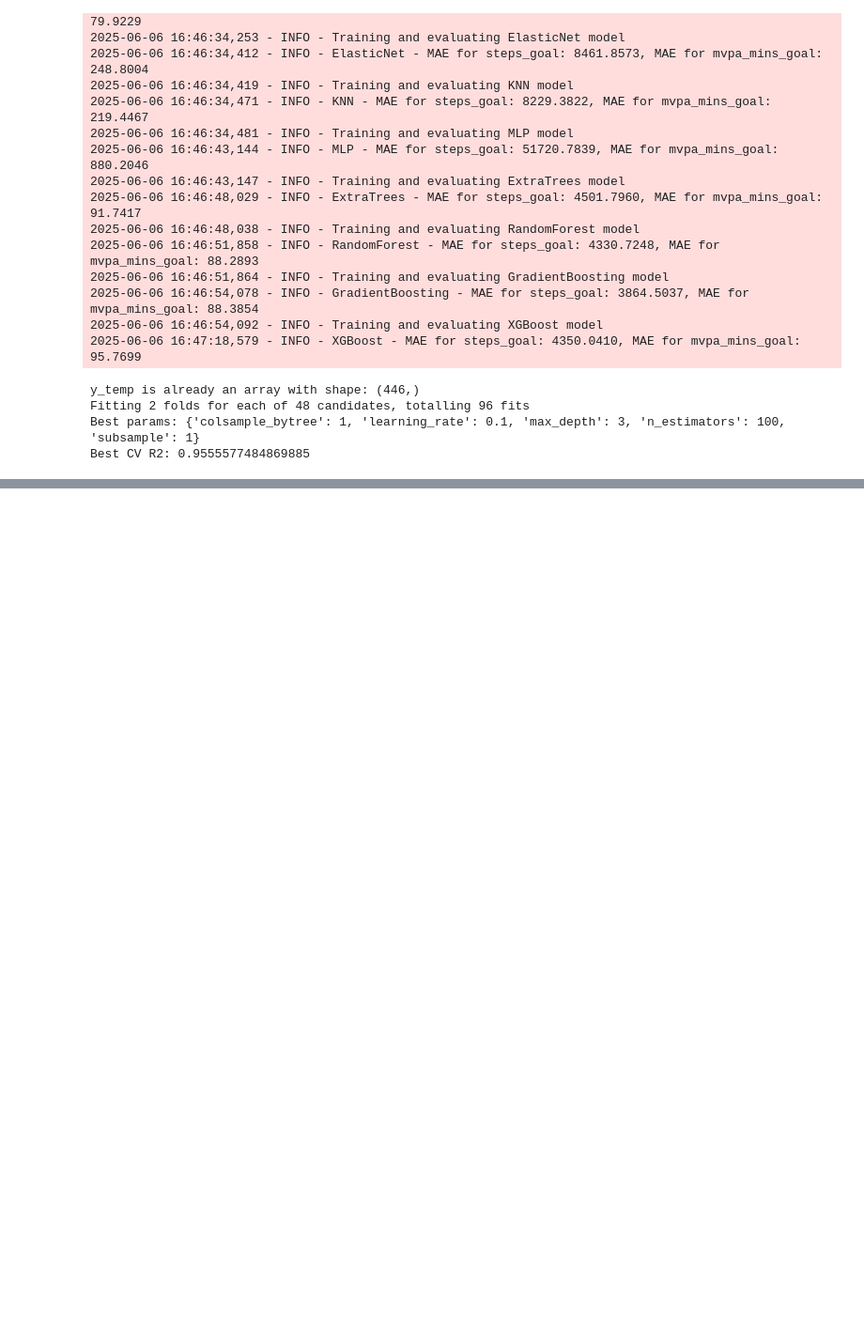
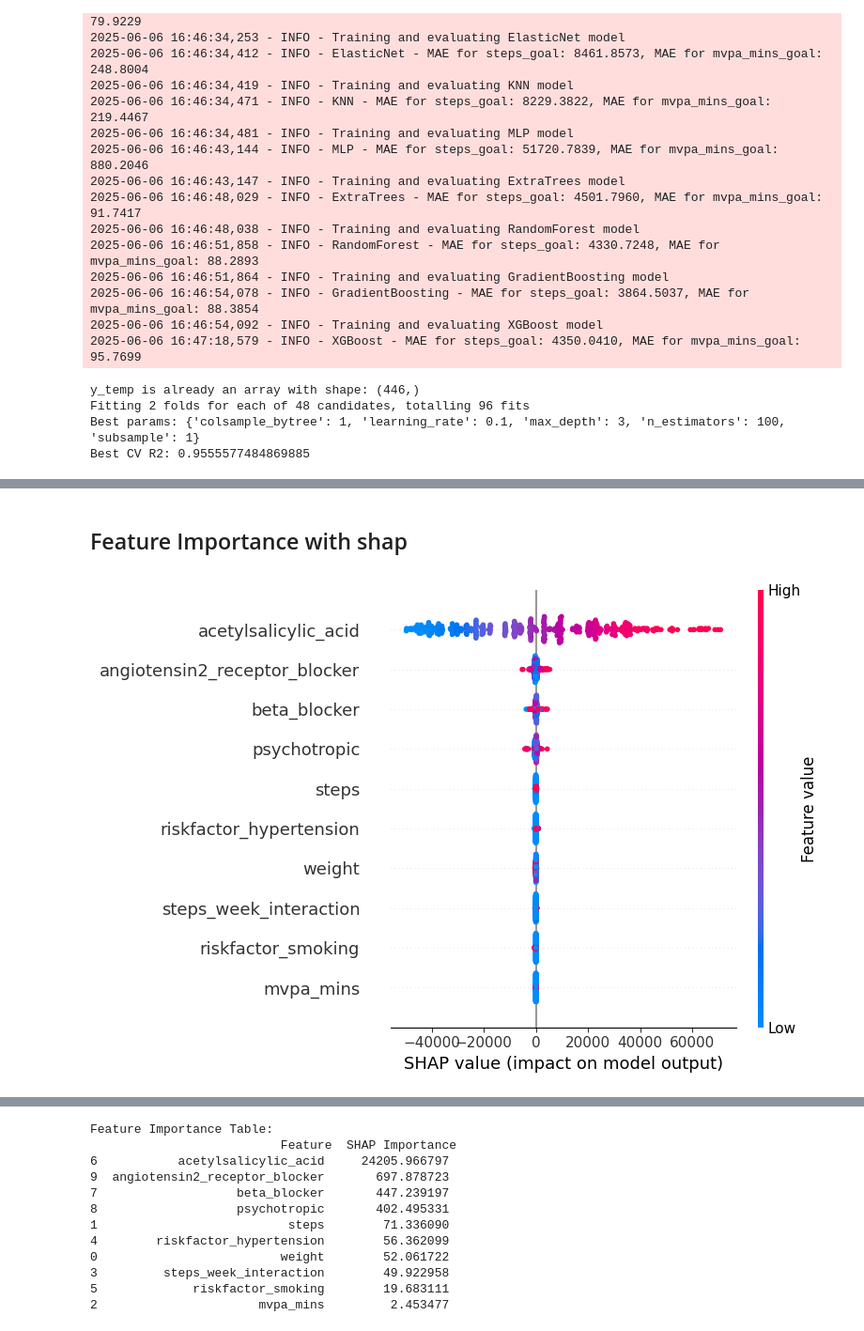
Before and after one commit to aliowx/activity-goal-prediction, a Jupyter notebook: notebook/model.ipynb, the cells around one changed output, grey strips where cells are left out. Shown at 94% size. Saved outputs shown, nothing was run; the diff lists cells and outputs as text; code cells hidden in the pictures; blank space fills up the shorter version.

```diff
--- a/notebook/model.ipynb
+++ b/notebook/model.ipynb
@@ -444,0 +416,25 @@ logger.info("MAE comparison plots saved as '../photo/r2_comparison.png'")
+# %% [markdown]
+##  Feature Importance with shap
+# %%
+
+explainer = shap.TreeExplainer(grid_search.best_estimator_)
+shap_values = explainer.shap_values(X_preprocessed)
+
+
+plt.figure(figsize=(10, 6))
+shap.summary_plot(shap_values, X_preprocessed, feature_names=selected_features, show=False)
+plt.savefig('../photo/shap_feature_importance.png')
+plt.show()
+logger.info("SHAP feature importance plot saved as '../photo/shap_feature_importance.png'")
+
+
+shap_importance = pd.DataFrame({
+    'Feature': selected_features,
+    'SHAP Importance': np.abs(shap_values).mean(axis=0)
+})
+shap_importance = shap_importance.sort_values(by='SHAP Importance', ascending=False)
+print("Feature Importance Table:\n", shap_importance)
+
+logger.info("Feature importance table saved as '../results/feature_importance.csv'")
+# %% [output]
+[figure, added]
@@ -444,0 +443,12 @@ logger.info("MAE comparison plots saved as '../photo/r2_comparison.png'")
+Feature Importance Table:
+                          Feature  SHAP Importance
+6           acetylsalicylic_acid     24205.966797
+9  angiotensin2_receptor_blocker       697.878723
+7                   beta_blocker       447.239197
+8                   psychotropic       402.495331
+1                          steps        71.336090
+4        riskfactor_hypertension        56.362099
+0                         weight        52.061722
+3         steps_week_interaction        49.922958
+5             riskfactor_smoking        19.683111
+2                      mvpa_mins         2.453477
```
Also changed, not shown: parts of 5 cells of this notebook.
